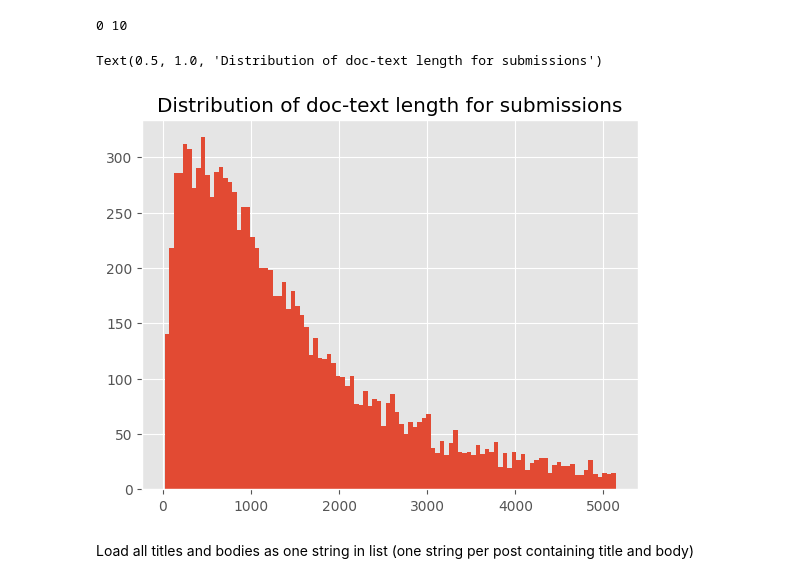
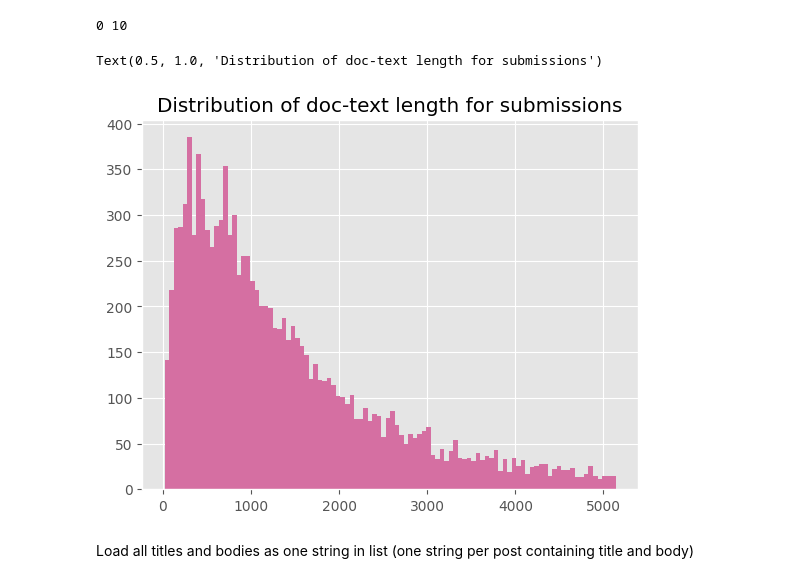
Before and after one commit to MisterXY89/redpillwomen, a Jupyter notebook: src/data_exploration.ipynb, the cells around one changed output. Drawn from its saved outputs; the diff is of its cells as text; code cells hidden in the pictures.

Commit message:
updated notebook + file with topics + models

```diff
--- a/src/data_exploration.ipynb
+++ b/src/data_exploration.ipynb
@@ -284,7 +286,7 @@ submission_redpill_topic = submission_redpill_topic[submission_redpill_topic['do
 submission_redpill_topic = submission_redpill_topic[submission_redpill_topic['doc_text'].str.len() >= bottom_quantile_value]
 
 # drop duplicates in doc_text
-submission_redpill_topic = submission_redpill_topic.drop_duplicates(subset=['doc_text'])
+# submission_redpill_topic = submission_redpill_topic.drop_duplicates(subset=['doc_text'])
 
 # remove links from doc_text
 url_regex_1 = r'http[s]?://(?:[a-zA-Z]|[0-9]|[$-_@.&+]|[!*\\(\\),]|(?:%[0-9a-fA-F][0-9a-fA-F]))+'
@@ -312,11 +314,12 @@ print(
 0 10
 # %%
 submission_redpill_topic.doc_text.str.len().hist(
-    bins=100
+    bins=100,
+    color="#d56fa2",
 ).set_title("Distribution of doc-text length for submissions")
 # %% [output]
 Text(0.5, 1.0, 'Distribution of doc-text length for submissions')
-[figure, old version]
+[figure, new version]
 # %% [markdown]
 Load all titles and bodies as one string in list (one string per post containing title and body)
 # %%
```
Also changed, not shown: parts of 22 cells of this notebook, 11 other files.
